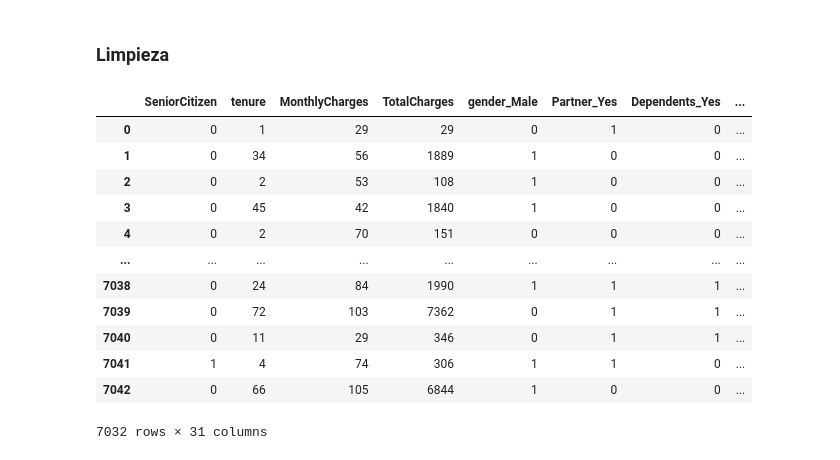
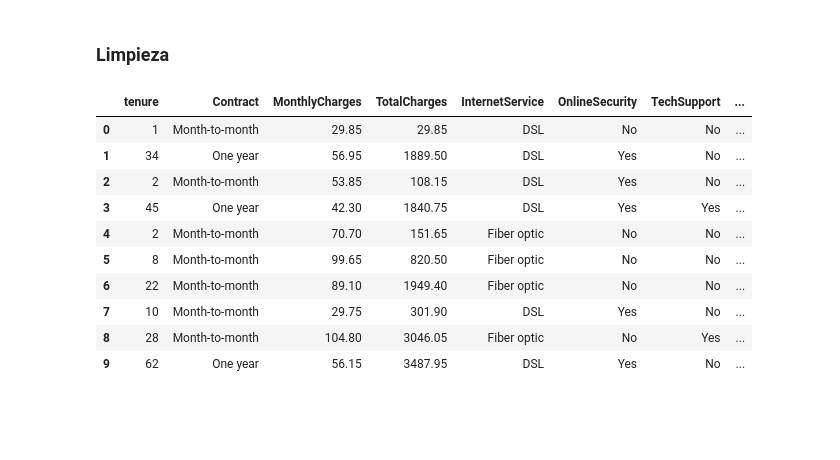
Before and after one commit to hlcxpl/DpyML-3, a Jupyter notebook: DpyML-3.ipynb, the cells around one changed output. Cells and saved outputs as stored; diff of their text form; code cells hidden in the pictures; blank space fills up the shorter version.

```diff
--- a/DpyML-3.ipynb
+++ b/DpyML-3.ipynb
@@ -104,24 +81,31 @@ plt.show()
 # %% [markdown]
 ### Limpieza
-# %%
-data =data.dropna()
-data= data.drop_duplicates()
-customer_id= data['customerID']
-data = data.drop(columns=['customerID'])
-data_binarizada= pd.get_dummies(data, drop_first=True)
-data_binarizada = data_binarizada.astype(int)
-data_binarizada
-# %% [output]
-|  | SeniorCitizen | tenure | MonthlyCharges | TotalCharges | gender_Male | Partner_Yes | Dependents_Yes | ... |
-| 0 | 0 | 1 | 29 | 29 | 0 | 1 | 0 | ... |
-| 1 | 0 | 34 | 56 | 1889 | 1 | 0 | 0 | ... |
-| 2 | 0 | 2 | 53 | 108 | 1 | 0 | 0 | ... |
-| 3 | 0 | 45 | 42 | 1840 | 1 | 0 | 0 | ... |
-| 4 | 0 | 2 | 70 | 151 | 0 | 0 | 0 | ... |
-| ... | ... | ... | ... | ... | ... | ... | ... | ... |
-| 7038 | 0 | 24 | 84 | 1990 | 1 | 1 | 1 | ... |
-| 7039 | 0 | 72 | 103 | 7362 | 0 | 1 | 1 | ... |
-| 7040 | 0 | 11 | 29 | 346 | 0 | 1 | 1 | ... |
-| 7041 | 1 | 4 | 74 | 306 | 1 | 1 | 0 | ... |
-| 7042 | 0 | 66 | 105 | 6844 | 1 | 0 | 0 | ... |
-7032 rows × 31 columns
+# %%
+# Crear el nuevo DataFrame con las variables relevantes y la variable objetivo
+df_relevante = data[
+    [
+        "tenure",
+        "Contract",
+        "MonthlyCharges",
+        "TotalCharges",
+        "InternetService",
+        "OnlineSecurity",
+        "TechSupport",
+        "Churn",
+    ]
+]
+
+# Mostrar las primeras filas del nuevo DataFrame
+df_relevante.head(10)
+# %% [output]
+|  | tenure | Contract | MonthlyCharges | TotalCharges | InternetService | OnlineSecurity | TechSupport | ... |
+| 0 | 1 | Month-to-month | 29.85 | 29.85 | DSL | No | No | ... |
+| 1 | 34 | One year | 56.95 | 1889.50 | DSL | Yes | No | ... |
+| 2 | 2 | Month-to-month | 53.85 | 108.15 | DSL | Yes | No | ... |
+| 3 | 45 | One year | 42.30 | 1840.75 | DSL | Yes | Yes | ... |
+| 4 | 2 | Month-to-month | 70.70 | 151.65 | Fiber optic | No | No | ... |
+| 5 | 8 | Month-to-month | 99.65 | 820.50 | Fiber optic | No | No | ... |
+| 6 | 22 | Month-to-month | 89.10 | 1949.40 | Fiber optic | No | No | ... |
+| 7 | 10 | Month-to-month | 29.75 | 301.90 | DSL | Yes | No | ... |
+| 8 | 28 | Month-to-month | 104.80 | 3046.05 | Fiber optic | No | Yes | ... |
+| 9 | 62 | One year | 56.15 | 3487.95 | DSL | Yes | No | ... |
```
Also changed, not shown: parts of 25 cells of this notebook.
